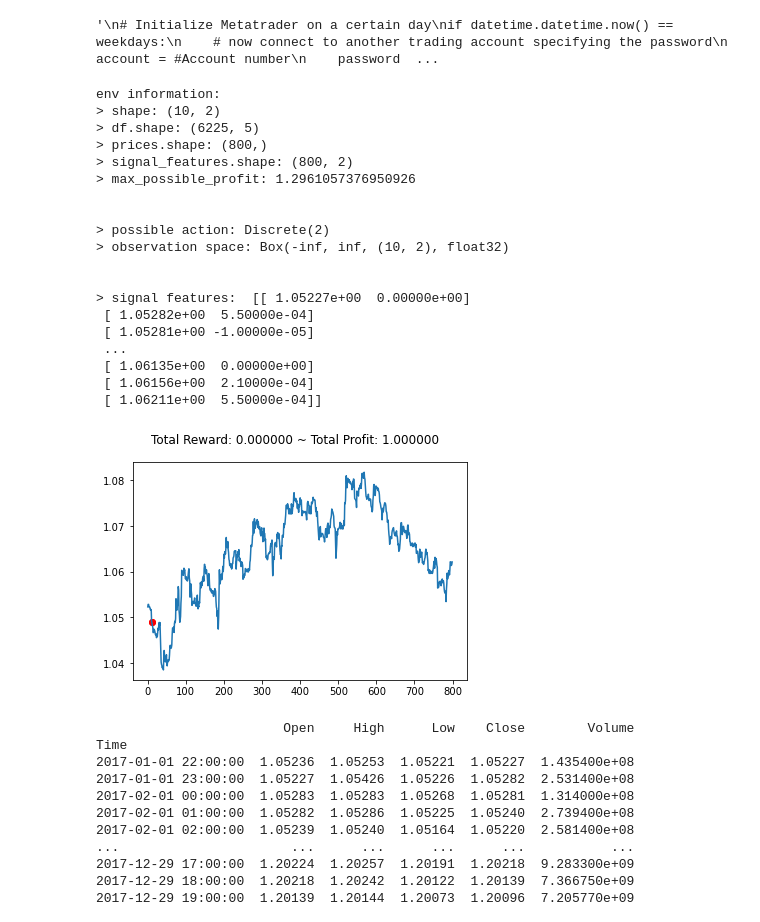
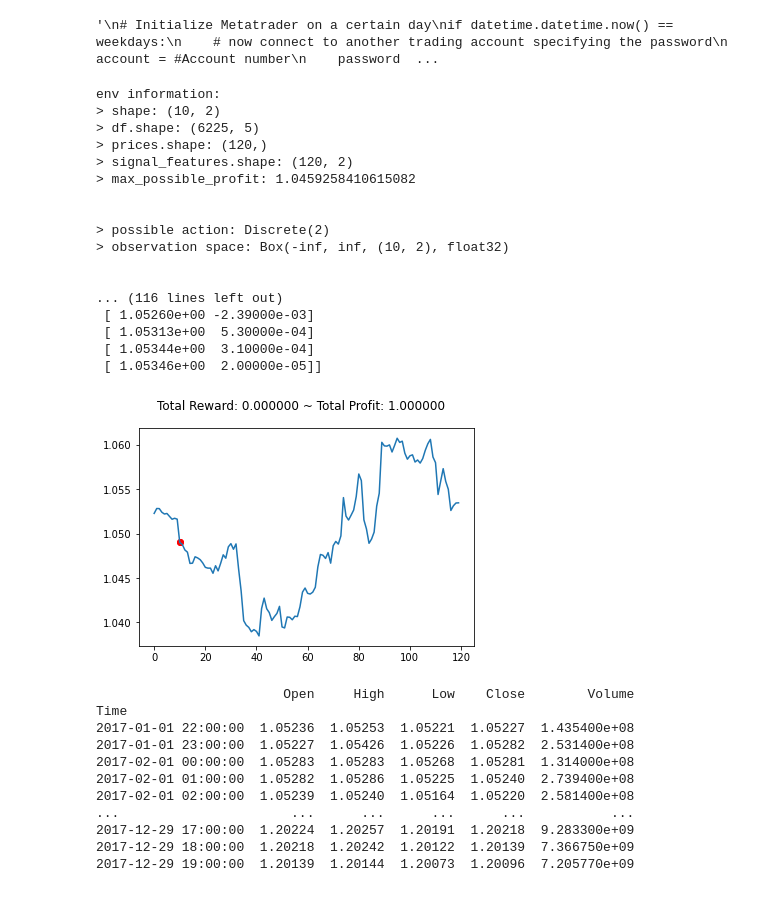
Before and after one commit to dhupee/MetaNgepet, a Jupyter notebook: MetaNgepet.ipynb, the cells around one changed output. Cells and saved outputs as stored; diff of their text form; code cells hidden in the pictures.

```diff
--- a/MetaNgepet.ipynb
+++ b/MetaNgepet.ipynb
@@ -82,49 +96,47 @@ initialize() failed, error code = (-10003, 'IPC initialize failed, MetaTrader 5
 env = gym.make('forex-v0',
                df = FOREX_EURUSD_1H_ASK,
                window_size = 10,
-               frame_bound = (10, 800), #Max 6225 Rows of data
+               frame_bound = (10, 120), #Max 6225 Rows of data
                unit_side = 'right')
 
 seed = 42
 env.seed(seed)
 eps = np.finfo(np.float32).eps.item()
 
 print()
 print("env information:")
 print("> shape:", env.shape)
 print("> df.shape:", env.df.shape)
 print("> prices.shape:", env.prices.shape)
 print("> signal_features.shape:", env.signal_features.shape)
 print("> max_possible_profit:", env.max_possible_profit())
 print("\n")
 print("> possible action:", env.action_space)
 print("> observation space:", env.observation_space)
 print("\n")
 print("> signal features: ", env.signal_features)
 
 env.reset() # Uncomment if you need it.
 env.render()
 # %% [output]
 env information:
 > shape: (10, 2)
 > df.shape: (6225, 5)
-> prices.shape: (800,)
-> signal_features.shape: (800, 2)
-> max_possible_profit: 1.2961057376950926
+> prices.shape: (120,)
+> signal_features.shape: (120, 2)
+> max_possible_profit: 1.0459258410615082
 
 
 > possible action: Discrete(2)
 > observation space: Box(-inf, inf, (10, 2), float32)
 
 
-> signal features:  [[ 1.05227e+00  0.00000e+00]
- [ 1.05282e+00  5.50000e-04]
- [ 1.05281e+00 -1.00000e-05]
- ...
- [ 1.06135e+00  0.00000e+00]
- [ 1.06156e+00  2.10000e-04]
- [ 1.06211e+00  5.50000e-04]]
+... (116 lines left out)
+ [ 1.05260e+00 -2.39000e-03]
+ [ 1.05313e+00  5.30000e-04]
+ [ 1.05344e+00  3.10000e-04]
+ [ 1.05346e+00  2.00000e-05]]
-[figure, old version]
+[figure, new version]
 # %%
 print(env.df)
 print("\n")
```
Also changed, not shown: parts of 9 cells of this notebook, 4 other files.
